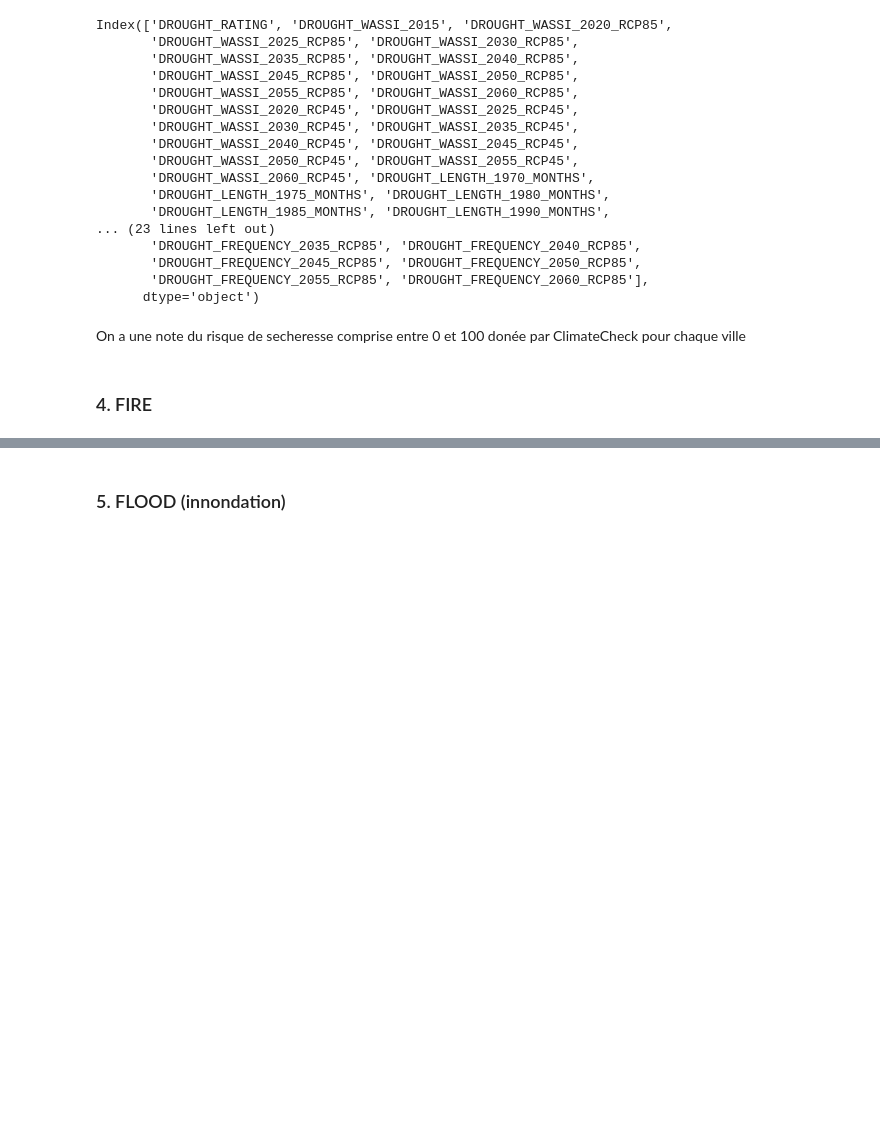
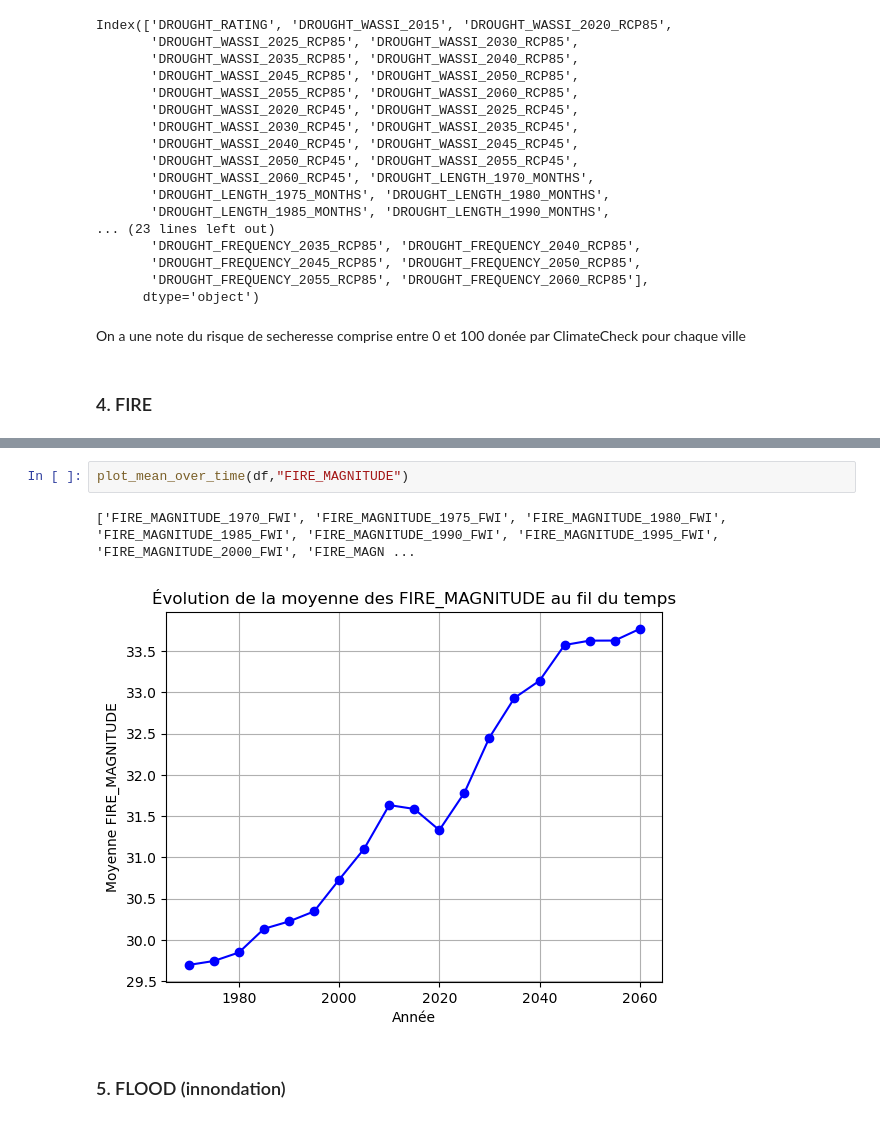
Before and after one commit to Askkip/StatAPP, a Jupyter notebook: US_Climate_Description_Statistics.ipynb, the cells around one changed output, grey strips where cells are left out. Drawn from its saved outputs; the diff is of its cells as text; blank space fills up the shorter version.

```diff
--- a/US_Climate_Description_Statistics.ipynb
+++ b/US_Climate_Description_Statistics.ipynb
@@ -447,2 +580,7 @@ On a une note du risque de secheresse comprise entre 0 et 100 donée par Climate
+# %%
+plot_mean_over_time(df,"FIRE_MAGNITUDE")
+# %% [output]
+['FIRE_MAGNITUDE_1970_FWI', 'FIRE_MAGNITUDE_1975_FWI', 'FIRE_MAGNITUDE_1980_FWI', 'FIRE_MAGNITUDE_1985_FWI', 'FIRE_MAGNITUDE_1990_FWI', 'FIRE_MAGNITUDE_1995_FWI', 'FIRE_MAGNITUDE_2000_FWI', 'FIRE_MAGN ...
+[figure, added]
 # %% [markdown]
 ### 5. FLOOD (innondation)
```
Also changed, not shown: parts of 16 cells of this notebook.
